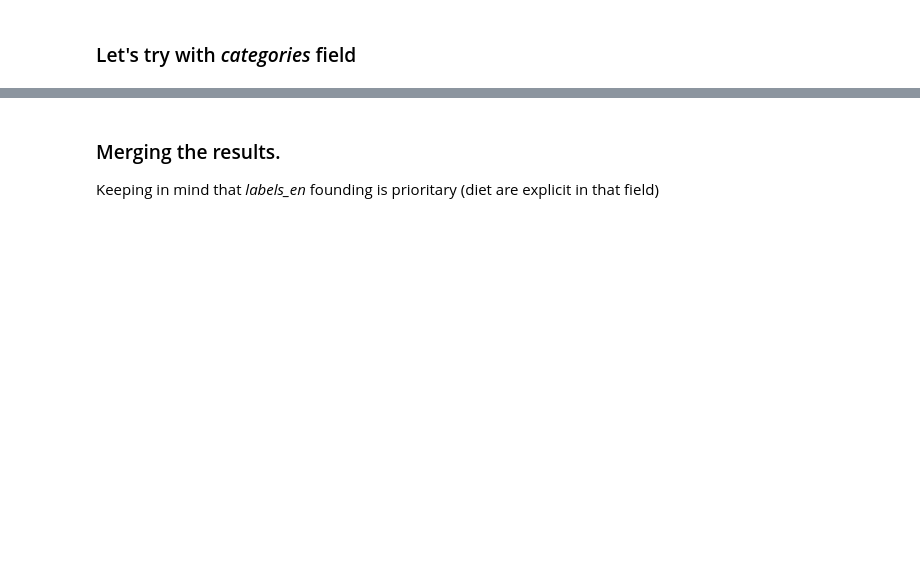
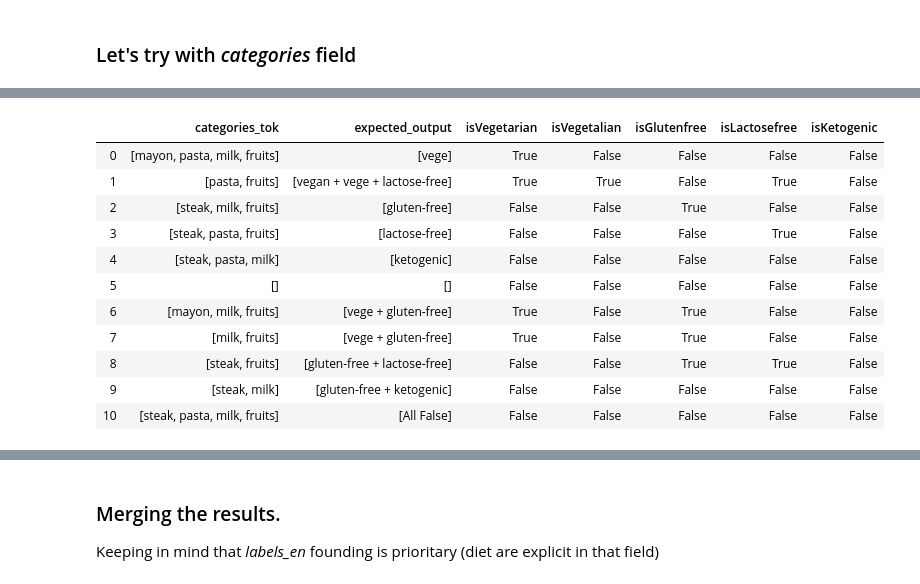
Before and after one commit to romi514/ProjectADA, a Jupyter notebook: project_tagADA.ipynb, the cells around one changed output, grey strips where cells are left out. Drawn from its saved outputs; the diff is of its cells as text; code cells hidden in the pictures; blank space fills up the shorter version.

Commit message:
Finish and verify functionality of isDiet function which aims to find diets

```diff
--- a/project_tagADA.ipynb
+++ b/project_tagADA.ipynb
@@ -979,7 +990,7 @@ cer
 
 We create dictionary for each diets. They have a YES list and NO list. A product is considered part of the diet is it has at least ONE element in its YES list (if not empty) and NO element in its NO list (if not empty).
 # %%
-regimes = ['isVegetarian', 'isVegan', 'isGlutenfree', 'isLactosefree', 'isKetogenic', 'isOrganic']
+regimes = ['isVegetarian', 'isVegetalian', 'isGlutenfree', 'isLactosefree', 'isKetogenic', 'isOrganic']
 # %%
 #Initialization needed to create a serie containing unauthorized items  for each of the diets
 unauthorized_categories = pd.Series(index = regimes).rename('unauthorized_categories')
@@ -1018,10 +1029,13 @@ fat_list = ['huil', 'oil', 'oils', 'fat', 'gras', 'grass']
 
 egg_list = ['mayon', 'mayonnaises', 'mayonnaises', 'moutardes', 'mustard', 'egg', 'œuf']
 
-
 # Vegetarian_NOlist = regimes(0)
 categories_Vegetarian_NOlist = viand_list
-categories_Vegetarian_YESlist = []
+categories_Vegetarian_YESlist = lactose_list + \
+                                fruit_list + \
+                                legum_list + \
+                                fat_list + \
+                                egg_list
 
 # Lactosefree = regime(3)
 categories_Lactosefree_NOlist = lactose_list
@@ -1039,11 +1053,11 @@ categories_Lactosefree_YESlist = viand_list + \
 
 
 #Vegan_NOlist = regimes(1)
-categories_Vegan_NOlist = lactose_list + \
+categories_Vegetalian_NOlist = lactose_list + \
                           viand_list + \
                           egg_list
 
-categories_Vegan_YESlist = legum_list + \
+categories_Vegetalian_YESlist = legum_list + \
                            fruit_list
 
 #Glutenfree = regime(2)
@@ -1074,11 +1088,11 @@ categories_Organic_NOlist = []
 categories_Organic_YESlist = []
 
 
-categories_YESlists = [categories_Vegetarian_YESlist, categories_Vegan_YESlist, \
+categories_YESlists = [categories_Vegetarian_YESlist, categories_Vegetalian_YESlist, \
                       categories_Glutenfree_YESlist, categories_Lactosefree_YESlist, \
                       categories_Ketogenic_YESlist, categories_Organic_YESlist]
 
-categories_NOlists = [categories_Vegetarian_NOlist, categories_Vegan_NOlist, \
+categories_NOlists = [categories_Vegetarian_NOlist, categories_Vegetalian_NOlist, \
                       categories_Glutenfree_NOlist, categories_Lactosefree_NOlist, \
                       categories_Ketogenic_NOlist, categories_Organic_NOlist]
 # %% [markdown]
@@ -1365,0 +1281,19 @@ data_wdiet_categories[data_wdiet_labelsen["categories_tok"].notnull()].head(50)
+# %%
+#Test if isDiet booleans check if word in/not in list work as i want.
+test_df = pd.DataFrame()
+test_serie = pd.Series([[str('mayon'), str('pasta'), str('milk'), str('fruits')], \
+                        [str('pasta'), str('fruits')], \
+                        [str('steak'), str('milk'), str('fruits')], \
+                        [str('steak'), str('pasta'), str('fruits')],\
+                        [str('steak'), str('pasta'), str('milk')], \
+                        [str('')], \
+                        [str('mayon'), str('milk'), str('fruits')], \
+                        [str('milk'), str('fruits')], \
+                        [str('steak'), str('fruits')], \
+                        [str('steak'), str('milk')], \
+                        [str('steak'), str('pasta'), str('milk'), str('fruits')]])
+test_serie1 = pd.Series([['vege'], ['vegan + vege + lactose-free'], ['gluten-free'],['lactose-free'], ['ketogenic'], [''], ['vege + gluten-free'], \
+                         ['vege + gluten-free'], ['gluten-free + lactose-free'], ['gluten-free + ketogenic'], ['All False']])
+test_df["categories_tok"] = test_serie
+test_df["expected_output"] = test_serie1
+test_df
@@ -1365,0 +1313,16 @@ data_wdiet_categories[data_wdiet_labelsen["categories_tok"].notnull()].head(50)
+# %%
+test_df = isDiet(test_df, "categories_tok", regimes[:5], YES_List = categories_YESlists[:5], NO_List = categories_NOlists[:5])
+test_df
+# %% [output]
+|  | categories_tok | expected_output | isVegetarian | isVegetalian | isGlutenfree | isLactosefree | isKetogenic |
+| 0 | [mayon, pasta, milk, fruits] | [vege] | True | False | False | False | False |
+| 1 | [pasta, fruits] | [vegan + vege + lactose-free] | True | True | False | True | False |
+| 2 | [steak, milk, fruits] | [gluten-free] | False | False | True | False | False |
+| 3 | [steak, pasta, fruits] | [lactose-free] | False | False | False | True | False |
+| 4 | [steak, pasta, milk] | [ketogenic] | False | False | False | False | False |
+| 5 | [] | [] | False | False | False | False | False |
+| 6 | [mayon, milk, fruits] | [vege + gluten-free] | True | False | True | False | False |
+| 7 | [milk, fruits] | [vege + gluten-free] | True | False | True | False | False |
+| 8 | [steak, fruits] | [gluten-free + lactose-free] | False | False | True | True | False |
+| 9 | [steak, milk] | [gluten-free + ketogenic] | False | False | False | False | False |
+| 10 | [steak, pasta, milk, fruits] | [All False] | False | False | False | False | False |
```
Also changed, not shown: parts of 27 cells of this notebook, 4 other files.
